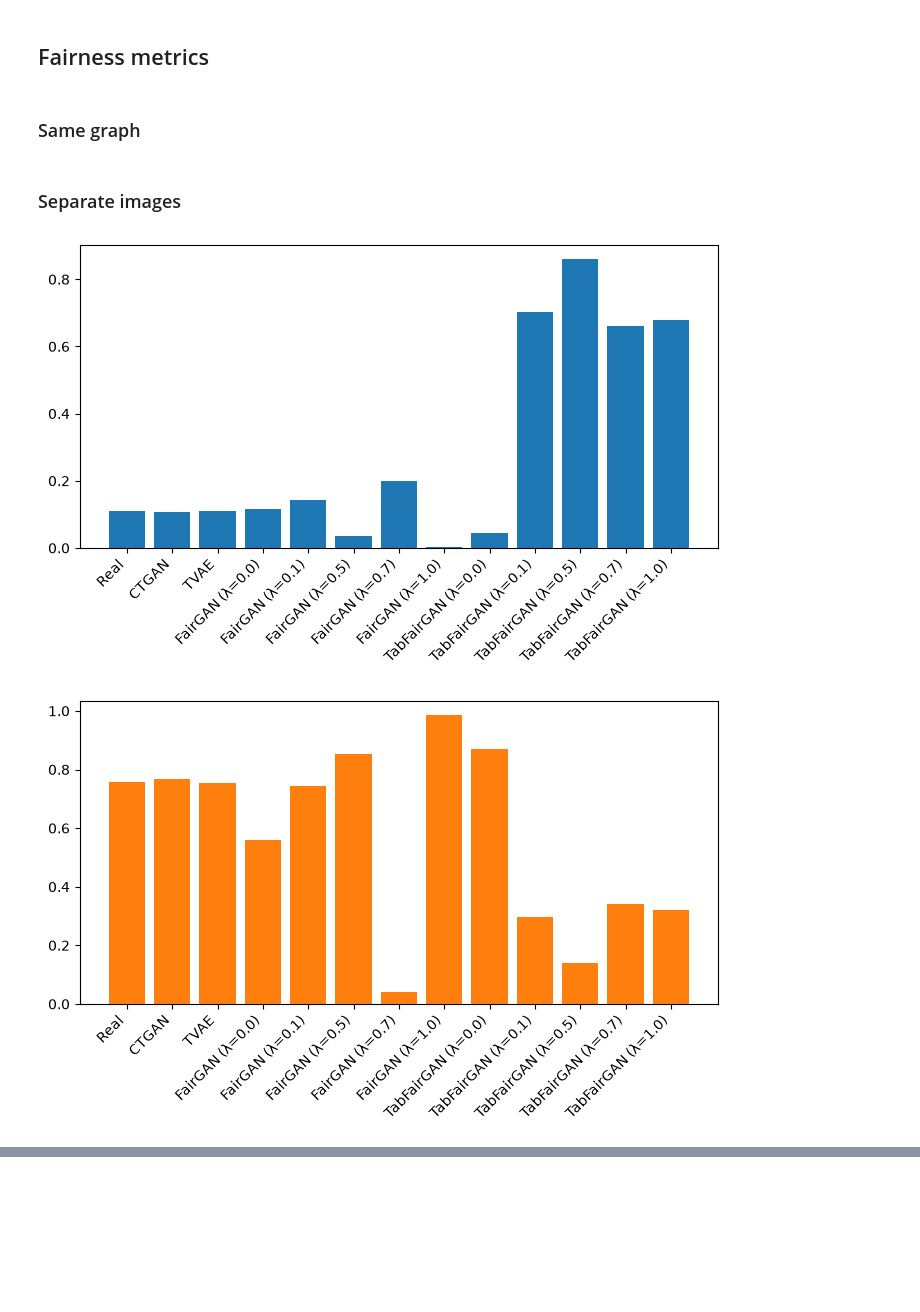
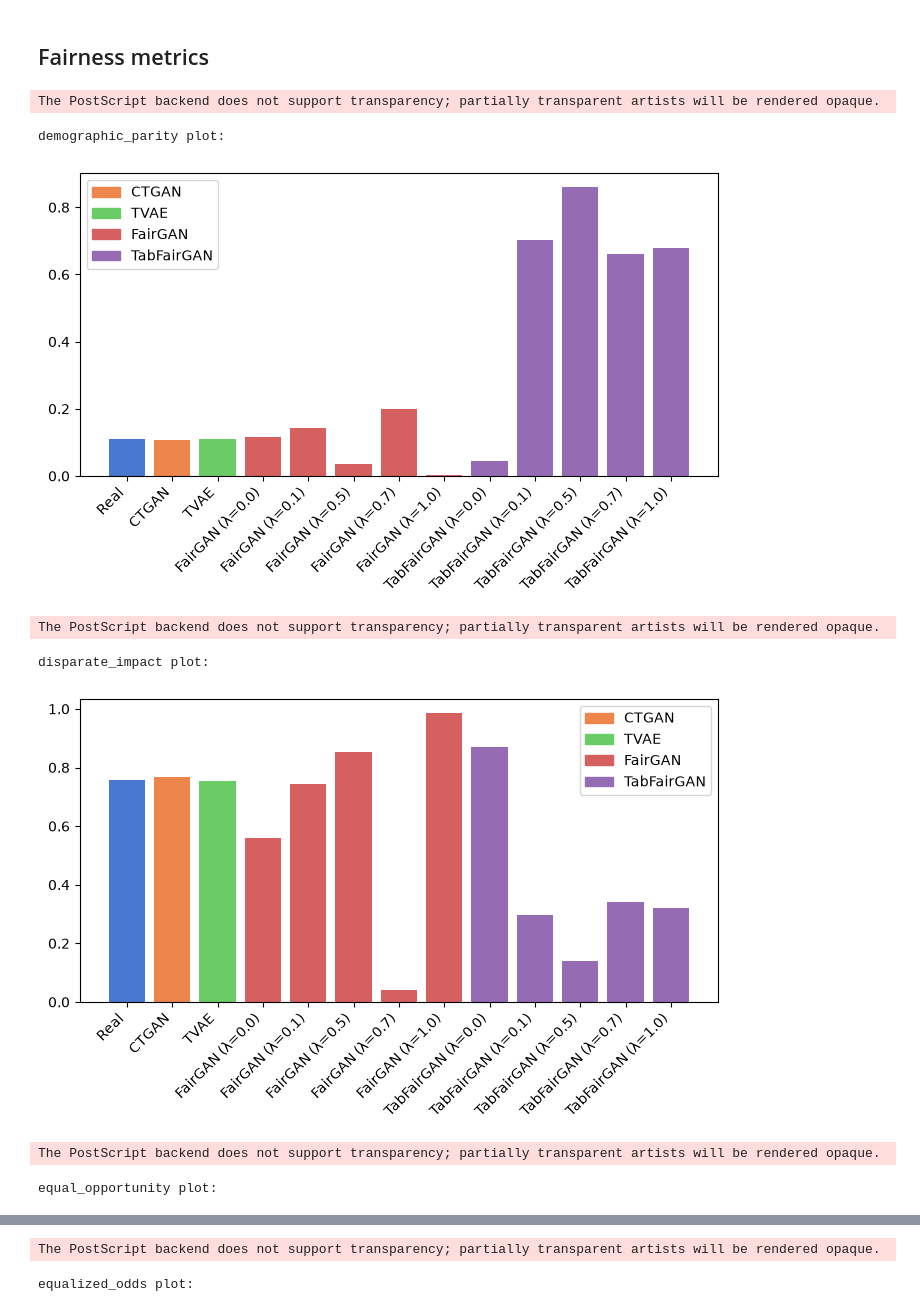
Before and after one commit to saramaggie/fair-synthetic-data-gen, a Jupyter notebook: Notebook_Classify_Eval.ipynb, the cells around one changed output, grey strips where cells are left out. Saved outputs shown, nothing was run; the diff lists cells and outputs as text; code cells hidden in the pictures; blank space fills up the shorter version.

```diff
--- a/Notebook_Classify_Eval.ipynb
+++ b/Notebook_Classify_Eval.ipynb
@@ -439,0 +444,16 @@ final_df = final_df.rename(index=dict(zip(final_df.index, model_labels)))
+# %%
+import seaborn as sns
+
+base_palette = sns.color_palette("muted")
+
+
+def get_colors(color_palette: dict, data: pd.Series) -> list:
+    colors = []
+    for model in data.index:
+        if "Tab" in model:
+            colors.append(color_palette["TabFairGAN"])
+        elif "FairGAN" in model:
+            colors.append(color_palette["FairGAN"])
+        else:
+            colors.append(color_palette[model])
+    return colors
@@ -600,2 +619,0 @@ colours = plt.cm.tab10.colors[:4]
-# %% [markdown]
-### Same graph
@@ -632,2 +619,0 @@ plt.show()
-# %% [markdown]
-### Separate images
@@ -634,16 +627,30 @@ plt.show()
 # %%
 for metric in fairness_cols:
     plt.figure(figsize=(7, 4.5))
     plt.bar(
         final_df.index,
         final_df[metric],
-        color=colours[fairness_cols.index(metric)],
+        color=get_colors(color_by_model, final_df[metric]),
     )
     # plt.title(f"Fairness metric: {format_metric_names(idx)}")
     plt.xticks(rotation=45, ha="right")
+    plt.legend(
+        handles=[
+            plt.Rectangle((0, 0), 1, 1, color=mmd_colors[model]) for model in mmd_colors
+        ],
+        labels=list(mmd_colors.keys()),
+        loc="upper left" if metric != "disparate_impact" else "upper right",
+    )
     plt.tight_layout()
     plt.savefig(f"{figure_folder}/fairness_{metric}.{img_format}", dpi=300)
+    print(f"{metric} plot:")
     plt.show()
 # %% [output]
+The PostScript backend does not support transparency; partially transparent artists will be rendered opaque.
+demographic_parity plot:
-[figure, old version]
+[figure, new version]
+The PostScript backend does not support transparency; partially transparent artists will be rendered opaque.
+disparate_impact plot:
-[figure, old version]
+[figure, new version]
+The PostScript backend does not support transparency; partially transparent artists will be rendered opaque.
+equal_opportunity plot:
@@ -650,0 +658,2 @@ for metric in fairness_cols:
+The PostScript backend does not support transparency; partially transparent artists will be rendered opaque.
+equalized_odds plot:
```
Also changed, not shown: parts of 27 cells of this notebook, 20 other files.
